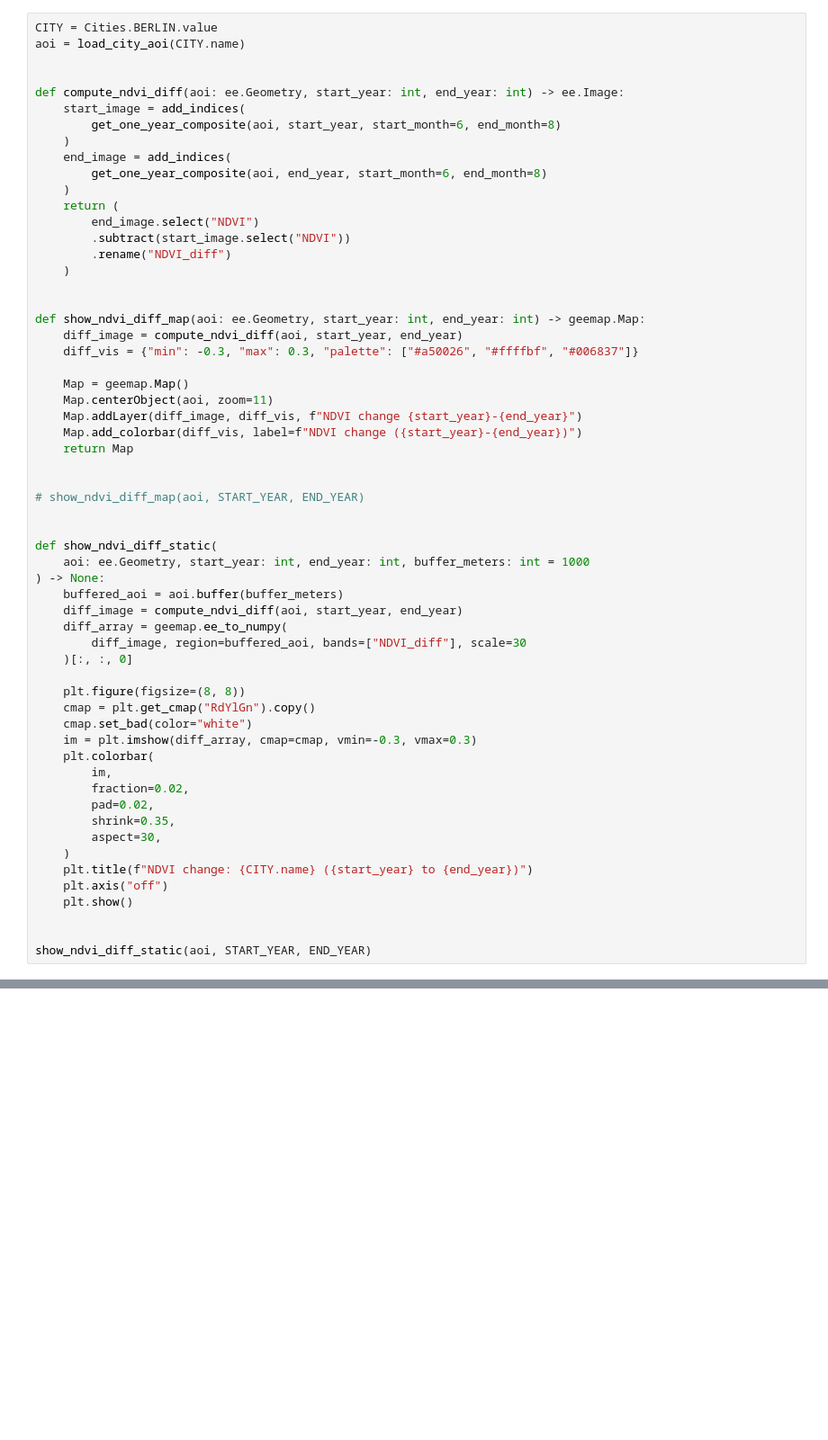
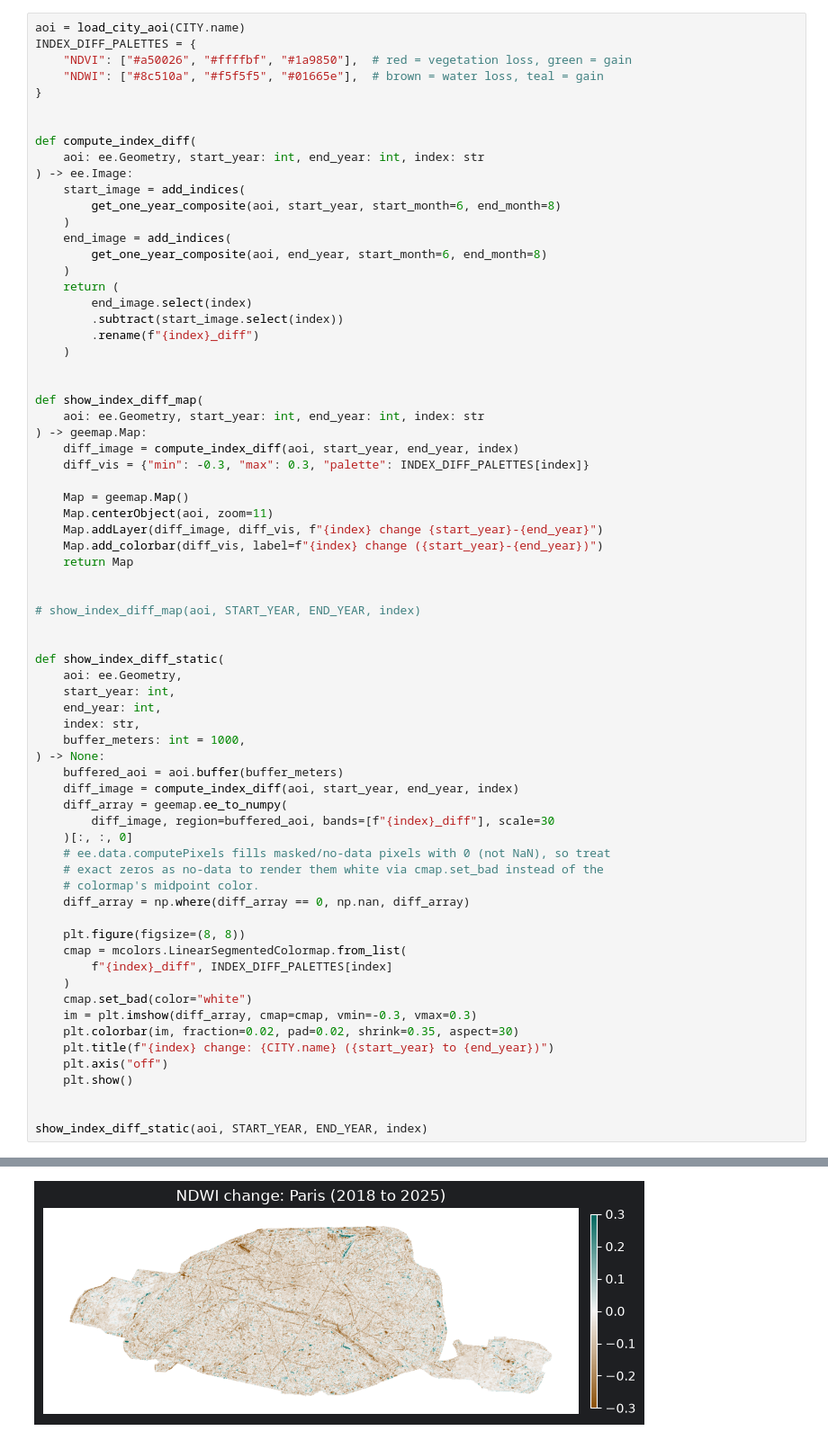
Before and after one commit to satvik007vk/city_landscape_change, a Jupyter notebook: src/visualise/visualise.ipynb, the cells around one changed output, grey strips where cells are left out. Shown at 90% size. Drawn from its saved outputs; the diff is of its cells as text; blank space fills up the shorter version.

```diff
--- a/src/visualise/visualise.ipynb
+++ b/src/visualise/visualise.ipynb
@@ -98,9 +130,14 @@ plot_ndvi_trend(years, mean_ndvi_values, CITY.name)
 # %%
-CITY = Cities.BERLIN.value
 aoi = load_city_aoi(CITY.name)
+INDEX_DIFF_PALETTES = {
+    "NDVI": ["#a50026", "#ffffbf", "#1a9850"],  # red = vegetation loss, green = gain
+    "NDWI": ["#8c510a", "#f5f5f5", "#01665e"],  # brown = water loss, teal = gain
+}
 
 
-def compute_ndvi_diff(aoi: ee.Geometry, start_year: int, end_year: int) -> ee.Image:
+def compute_index_diff(
+    aoi: ee.Geometry, start_year: int, end_year: int, index: str
+) -> ee.Image:
     start_image = add_indices(
         get_one_year_composite(aoi, start_year, start_month=6, end_month=8)
     )
@@ -108,50 +145,56 @@ def compute_ndvi_diff(aoi: ee.Geometry, start_year: int, end_year: int) -> ee.Im
         get_one_year_composite(aoi, end_year, start_month=6, end_month=8)
     )
     return (
-        end_image.select("NDVI")
-        .subtract(start_image.select("NDVI"))
-        .rename("NDVI_diff")
+        end_image.select(index)
+        .subtract(start_image.select(index))
+        .rename(f"{index}_diff")
     )
 
 
-def show_ndvi_diff_map(aoi: ee.Geometry, start_year: int, end_year: int) -> geemap.Map:
-    diff_image = compute_ndvi_diff(aoi, start_year, end_year)
-    diff_vis = {"min": -0.3, "max": 0.3, "palette": ["#a50026", "#ffffbf", "#006837"]}
+def show_index_diff_map(
+    aoi: ee.Geometry, start_year: int, end_year: int, index: str
+) -> geemap.Map:
+    diff_image = compute_index_diff(aoi, start_year, end_year, index)
+    diff_vis = {"min": -0.3, "max": 0.3, "palette": INDEX_DIFF_PALETTES[index]}
 
     Map = geemap.Map()
     Map.centerObject(aoi, zoom=11)
-    Map.addLayer(diff_image, diff_vis, f"NDVI change {start_year}-{end_year}")
-    Map.add_colorbar(diff_vis, label=f"NDVI change ({start_year}-{end_year})")
+    Map.addLayer(diff_image, diff_vis, f"{index} change {start_year}-{end_year}")
+    Map.add_colorbar(diff_vis, label=f"{index} change ({start_year}-{end_year})")
     return Map
 
 
-# show_ndvi_diff_map(aoi, START_YEAR, END_YEAR)
+# show_index_diff_map(aoi, START_YEAR, END_YEAR, index)
 
 
-def show_ndvi_diff_static(
-    aoi: ee.Geometry, start_year: int, end_year: int, buffer_meters: int = 1000
+def show_index_diff_static(
+    aoi: ee.Geometry,
+    start_year: int,
+    end_year: int,
+    index: str,
+    buffer_meters: int = 1000,
 ) -> None:
     buffered_aoi = aoi.buffer(buffer_meters)
-    diff_image = compute_ndvi_diff(aoi, start_year, end_year)
+    diff_image = compute_index_diff(aoi, start_year, end_year, index)
     diff_array = geemap.ee_to_numpy(
-        diff_image, region=buffered_aoi, bands=["NDVI_diff"], scale=30
+        diff_image, region=buffered_aoi, bands=[f"{index}_diff"], scale=30
     )[:, :, 0]
+    # ee.data.computePixels fills masked/no-data pixels with 0 (not NaN), so treat
+    # exact zeros as no-data to render them white via cmap.set_bad instead of the
+    # colormap's midpoint color.
+    diff_array = np.where(diff_array == 0, np.nan, diff_array)
 
     plt.figure(figsize=(8, 8))
-    cmap = plt.get_cmap("RdYlGn").copy()
+    cmap = mcolors.LinearSegmentedColormap.from_list(
+        f"{index}_diff", INDEX_DIFF_PALETTES[index]
+    )
     cmap.set_bad(color="white")
     im = plt.imshow(diff_array, cmap=cmap, vmin=-0.3, vmax=0.3)
-    plt.colorbar(
-        im,
-        fraction=0.02,
-        pad=0.02,
-        shrink=0.35,
-        aspect=30,
-    )
-    plt.title(f"NDVI change: {CITY.name} ({start_year} to {end_year})")
+    plt.colorbar(im, fraction=0.02, pad=0.02, shrink=0.35, aspect=30)
+    plt.title(f"{index} change: {CITY.name} ({start_year} to {end_year})")
     plt.axis("off")
     plt.show()
 
 
-show_ndvi_diff_static(aoi, START_YEAR, END_YEAR)
+show_index_diff_static(aoi, START_YEAR, END_YEAR, index)
 # %% [output]
@@ -158,0 +201 @@ EEException: User memory limit exceeded.
+[figure, added]
```
Also changed, not shown: parts of 9 cells of this notebook.
